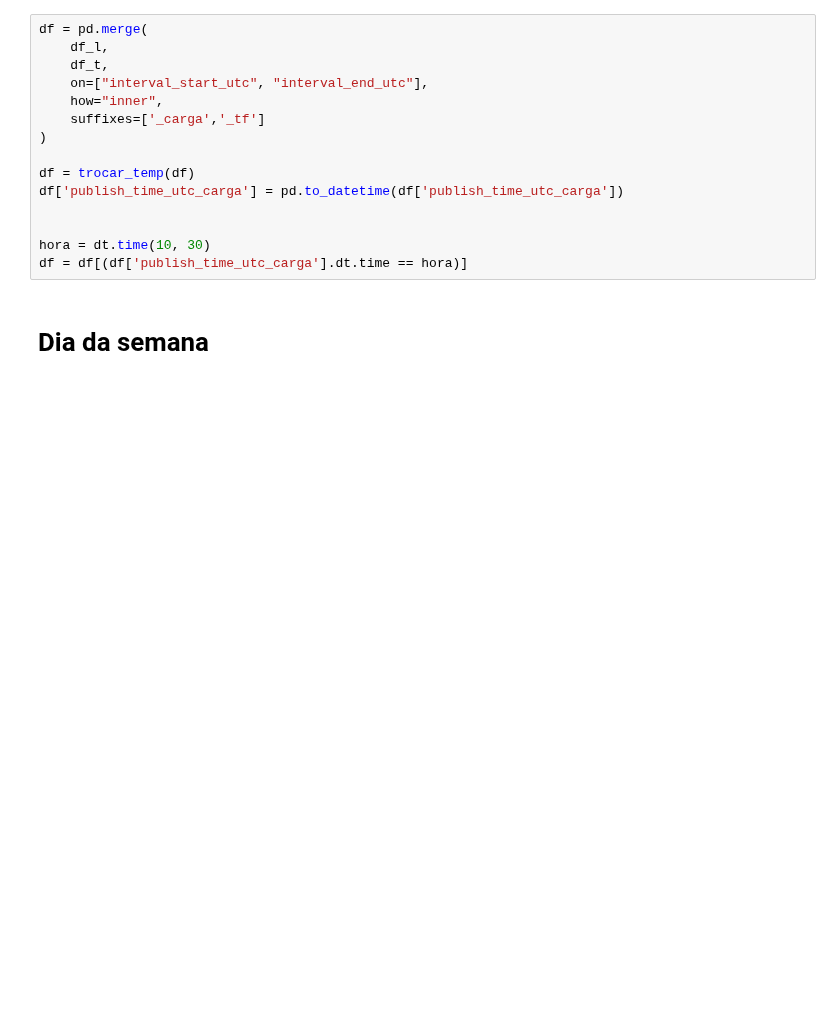
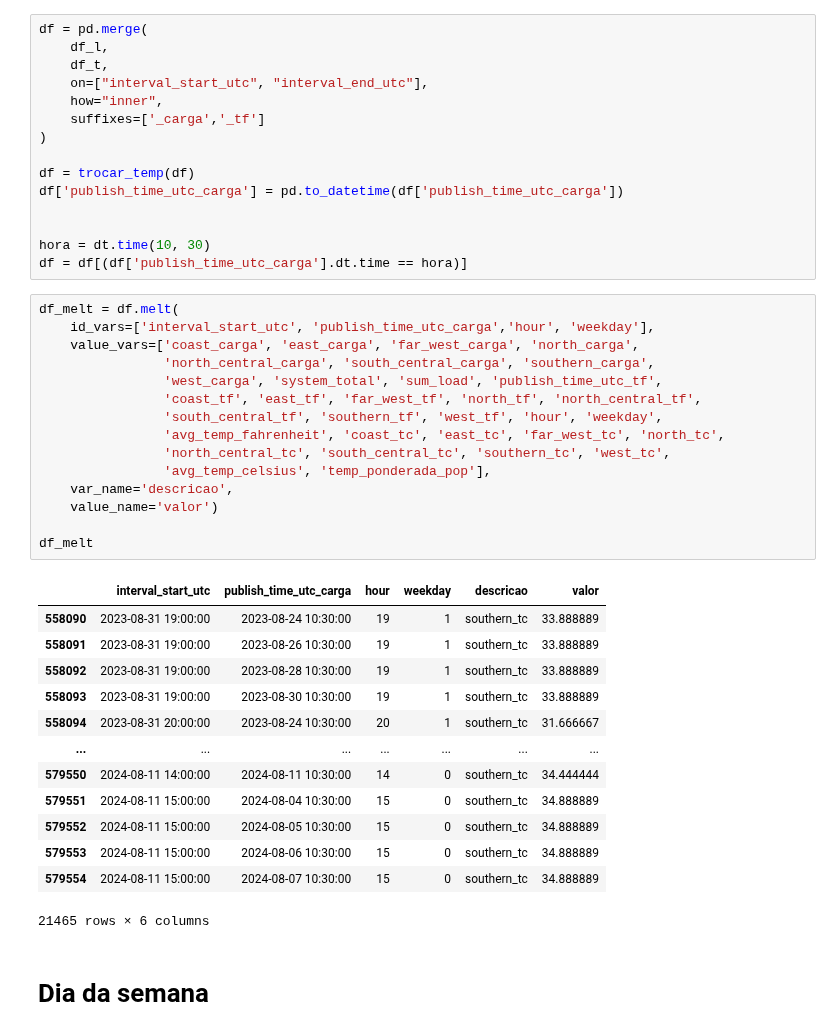
Before and after one commit to jrodrigotico/serena-tcc, a Jupyter notebook: debug_modelo.ipynb, the cells around one changed output. Cells and saved outputs as stored; diff of their text form; blank space fills up the shorter version.

```diff
--- a/debug_modelo.ipynb
+++ b/debug_modelo.ipynb
@@ -70,6 +74,35 @@ df['publish_time_utc_carga'] = pd.to_datetime(df['publish_time_utc_carga'])
 
 hora = dt.time(10, 30)
 df = df[(df['publish_time_utc_carga'].dt.time == hora)]
+# %%
+df_melt = df.melt(
+    id_vars=['interval_start_utc', 'publish_time_utc_carga','hour', 'weekday'],
+    value_vars=['coast_carga', 'east_carga', 'far_west_carga', 'north_carga',
+                'north_central_carga', 'south_central_carga', 'southern_carga',
+                'west_carga', 'system_total', 'sum_load', 'publish_time_utc_tf',
+                'coast_tf', 'east_tf', 'far_west_tf', 'north_tf', 'north_central_tf',
+                'south_central_tf', 'southern_tf', 'west_tf', 'hour', 'weekday',
+                'avg_temp_fahrenheit', 'coast_tc', 'east_tc', 'far_west_tc', 'north_tc',
+                'north_central_tc', 'south_central_tc', 'southern_tc', 'west_tc',
+                'avg_temp_celsius', 'temp_ponderada_pop'],
+    var_name='descricao',
+    value_name='valor')
+
+df_melt
+# %% [output]
+|  | interval_start_utc | publish_time_utc_carga | hour | weekday | descricao | valor |
+| 558090 | 2023-08-31 19:00:00 | 2023-08-24 10:30:00 | 19 | 1 | southern_tc | 33.888889 |
+| 558091 | 2023-08-31 19:00:00 | 2023-08-26 10:30:00 | 19 | 1 | southern_tc | 33.888889 |
+| 558092 | 2023-08-31 19:00:00 | 2023-08-28 10:30:00 | 19 | 1 | southern_tc | 33.888889 |
+| 558093 | 2023-08-31 19:00:00 | 2023-08-30 10:30:00 | 19 | 1 | southern_tc | 33.888889 |
+| 558094 | 2023-08-31 20:00:00 | 2023-08-24 10:30:00 | 20 | 1 | southern_tc | 31.666667 |
+| ... | ... | ... | ... | ... | ... | ... |
+| 579550 | 2024-08-11 14:00:00 | 2024-08-11 10:30:00 | 14 | 0 | southern_tc | 34.444444 |
+| 579551 | 2024-08-11 15:00:00 | 2024-08-04 10:30:00 | 15 | 0 | southern_tc | 34.888889 |
+| 579552 | 2024-08-11 15:00:00 | 2024-08-05 10:30:00 | 15 | 0 | southern_tc | 34.888889 |
+| 579553 | 2024-08-11 15:00:00 | 2024-08-06 10:30:00 | 15 | 0 | southern_tc | 34.888889 |
+| 579554 | 2024-08-11 15:00:00 | 2024-08-07 10:30:00 | 15 | 0 | southern_tc | 34.888889 |
+21465 rows × 6 columns
 # %% [markdown]
 # Dia da semana
 # %%
```
Also changed, not shown: parts of 10 cells of this notebook, 1 other file.
